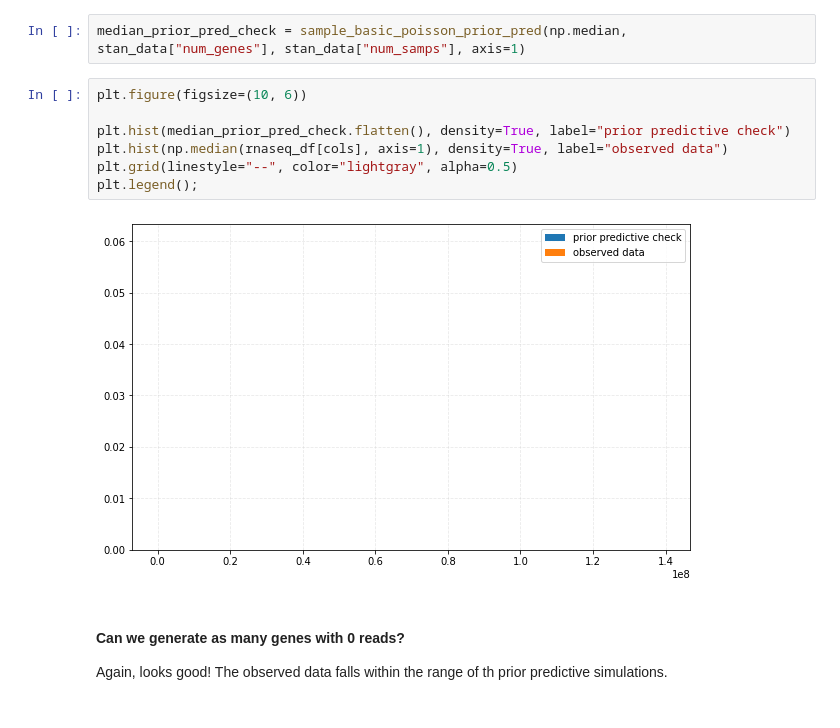
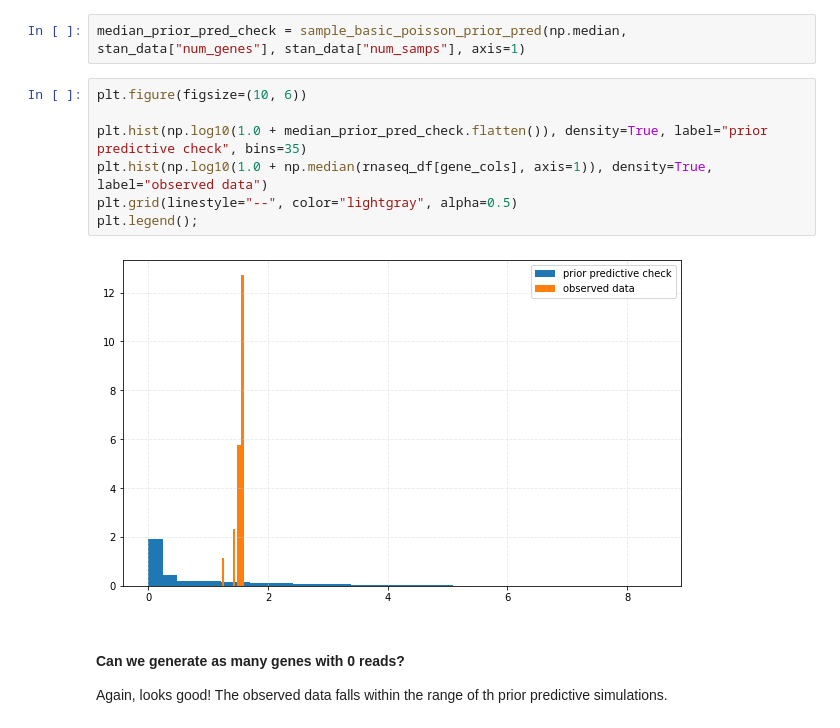
Before and after one commit to ssoi/sameersoi.com, a Jupyter notebook: content/bayesian_workflow_rna-seq.ipynb, the cells around one changed output. Cells and saved outputs as stored; diff of their text form.

```diff
--- a/content/bayesian_workflow_rna-seq.ipynb
+++ b/content/bayesian_workflow_rna-seq.ipynb
@@ -244,12 +244,12 @@ median_prior_pred_check = sample_basic_poisson_prior_pred(np.median, stan_data["
 # %%
 plt.figure(figsize=(10, 6))
 
-plt.hist(median_prior_pred_check.flatten(), density=True, label="prior predictive check")
-plt.hist(np.median(rnaseq_df[cols], axis=1), density=True, label="observed data")
+plt.hist(np.log10(1.0 + median_prior_pred_check.flatten()), density=True, label="prior predictive check", bins=35)
+plt.hist(np.log10(1.0 + np.median(rnaseq_df[gene_cols], axis=1)), density=True, label="observed data")
 plt.grid(linestyle="--", color="lightgray", alpha=0.5)
 plt.legend();
 # %% [output]
-[figure, old version]
+[figure, new version]
 # %% [markdown]
 #### Can we generate as many genes with 0 reads?
 Again, looks good! The observed data falls within the range of th prior predictive simulations.
```
Also changed, not shown: parts of 22 cells of this notebook.
